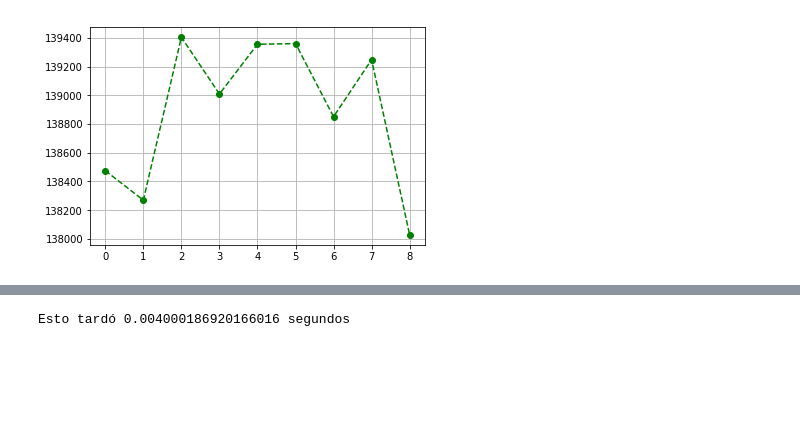
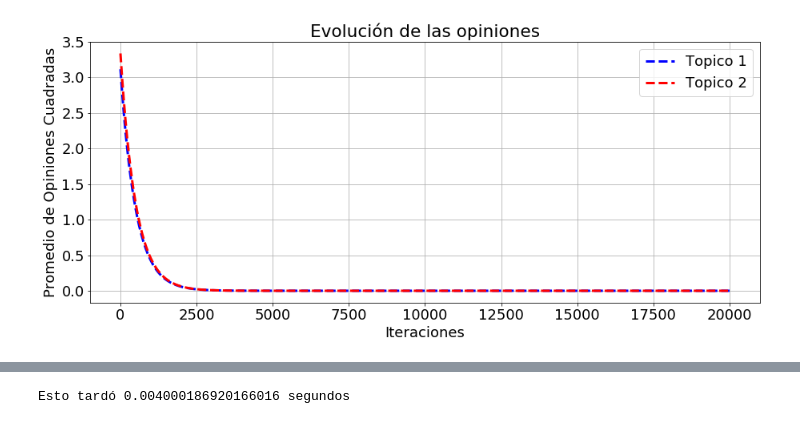
Before and after one commit to Myullnir/Tesis_Licenciatura, a Jupyter notebook: Programas Python/Profunc.ipynb, the cells around one changed output, grey strips where cells are left out. Cells and saved outputs as stored; diff of their text form; code cells hidden in the pictures; blank space fills up the shorter version.

```diff
--- a/Programas Python/Profunc.ipynb
+++ b/Programas Python/Profunc.ipynb
@@ -36,49 +36,97 @@ def ldata(archive):
         data = []
         for line in f:
             col = line.split("\t")
             col = [x.strip() for x in col]
             data.append(col)
         return data
 
-# Vamos a leer los archivos con esta celda
+# Vamos a leer los archivos con esta celda. Al darle la dirección de la carpeta Datos, lo que estoy sacando
+# son los nombres de todos los archivos en esa carpeta.
 #--------------------------------------------------------------------------
 
-CarpCheck=[[root,files] for root,dirs,files in os.walk(".")]
+CarpCheck=[[root,files] for root,dirs,files in os.walk("./Datos")]
 
+##############################################################################
 # Los primero dos elementos de CarpCheck no les des bola, porque son
 # la mismísma carpeta en la que estás y porque el segundo es ipynb checkpoints
 # Eso es algo del notebook, no del TP.
+##############################################################################
 
-Puntos = []
+# El comentario anterior era considerando que no le daba la dirección correcta
+# de la carpeta con mi información al os.walk. Esta vez le estoy pasando la
+# dirección exacta, así que no es necesario hacer tanto quilombo para separar
+# los nombres de los archivos. El elemento en la posición x[1] es el nombre de la carpeta
+
 
 for x in CarpCheck:
     # dada = x[0].split("\\")
-    Puntos.append(x[0])
+    Archivos_Datos = [nombre for nombre in x[1]]
+    Archivos_Datos.insert(0,x[0])
 
-# Con esto tengo los nombres de todas las carpetas que estoy usando
-# Fijate que si cambias las carpetas esto cambia
+# Con esto tengo los nombres de todos los archivos en la carpeta de Datos
+# Archivos_Datos tiene en la primer coordenada el principio de la dirección
+# de la carpeta, y el resto de elementos son los archivos en la carpeta.
+# Entonces si quiero buscar el objeto voy a tener que usar:
+# Archivos_Datos[0]/Archivos_Datos[1]
 
-# CarpCheck=[[root,files] for root,dirs,files in os.walk(Puntos[2])]
-# Labarcm1 = CarpCheck[0][1]
+#----------------------------------------------------------------------------
 
-# Con esto tengo los nombres de todos los archivos en todas las carpetas
+# Leo mi archivo
 
-#-------------------------------------------------------------------------
+Datos = ldata("{}/{}".format(Archivos_Datos[0],Archivos_Datos[1]))
 
-Datos = ldata("Red_prueba.txt")
-Datos = [int(x) for x in Datos[0][0:len(Datos[0])-1]]
+# Levanto los valores de N y T del nombre de mi archivo. Es importante recordar que mis
+# archivos tienen nombres de la forma: Datos_Evolucion_Opinion_N=$_T=$_K=$
 
-X = []
-Y = []
+N = int(Archivos_Datos[1].split("_")[3].split("=")[1])
+T = int(Archivos_Datos[1].split("_")[4].split("=")[1])
+K = float(Archivos_Datos[1].split("_")[5].split("=")[1])
 
-for i in range(max(Datos)+1):
-    X.append(i)
-    Y.append(Datos.count(i))
+# Hagamos un gráfico de estos datos. Por lo menos del caso K=0
+# Quiero hacer un gráfico en el que se vea que las opiniones van cayendo a cero.
+# La idea es hacer una sumatoria del valor cuadrado de las opiniones de cada uno.
 
-plt.plot(X,Y,"go--")
+# Primero me armo una lista que tenga todos los valores que están en Datos sin ese
+# espacio que está en la primer coordenada. También estaría bueno pasar los strings
+# a floats.
+
+Opiniones = []
+for fila in Datos[5:len(Datos)]:
+    # Arranco desde 5 porque las primeras son títulos y las matrices de Adyacencia y Superposicion
+    fila2 = [float(x) for x in fila[1:len(fila)]]
+    Opiniones.append(fila2)
+    # Debería haber una forma más compacta de hacer esto. Quizás podría hacer una función de esto.
+    # La otra es meter un espacio en los títulos también, para al levantar datos eliminar
+    # eso de una también. Y luego el mismo Datos que tenga todos los números y listo.
+
+# Me armo los vectores X e Y que voy a graficar
+X = np.arange(0,len(Opiniones))
+Y1 = []
+Y2 = []
+for i in range(len(Opiniones)):
+    # Obtengo los valores cuadrados de todos los tópicos
+    T0 = [t**2 for t in Opiniones[i][0:len(Opiniones[i]):T]]
+    T1 = [t**2 for t in Opiniones[i][1:len(Opiniones[i]):T]]
+    # Ahora los sumo y los agrego a mis vectores Y
+    Y1.append(np.sum(T0)/len(T0))
+    Y2.append(np.sum(T1)/len(T1))
+
+
+plt.figure(figsize=(15,6))
+plt.plot(X,Y1, "--b",label="Topico 1" ,linewidth = 3)
+plt.plot(X,Y2, "--r",label="Topico 2" ,linewidth = 3)
+plt.rcParams.update({'font.size': 18})
+plt.xlabel("Iteraciones")
+plt.ylabel("Promedio de Opiniones Cuadradas")
+plt.title("Evolución de las opiniones")
+plt.legend()
 plt.grid()
 plt.show()
 
+
+
+
+
 Tiempo()
 # %% [output]
-[figure, old version]
+[figure, new version]
```
Also changed, not shown: parts of 1 cell of this notebook.
